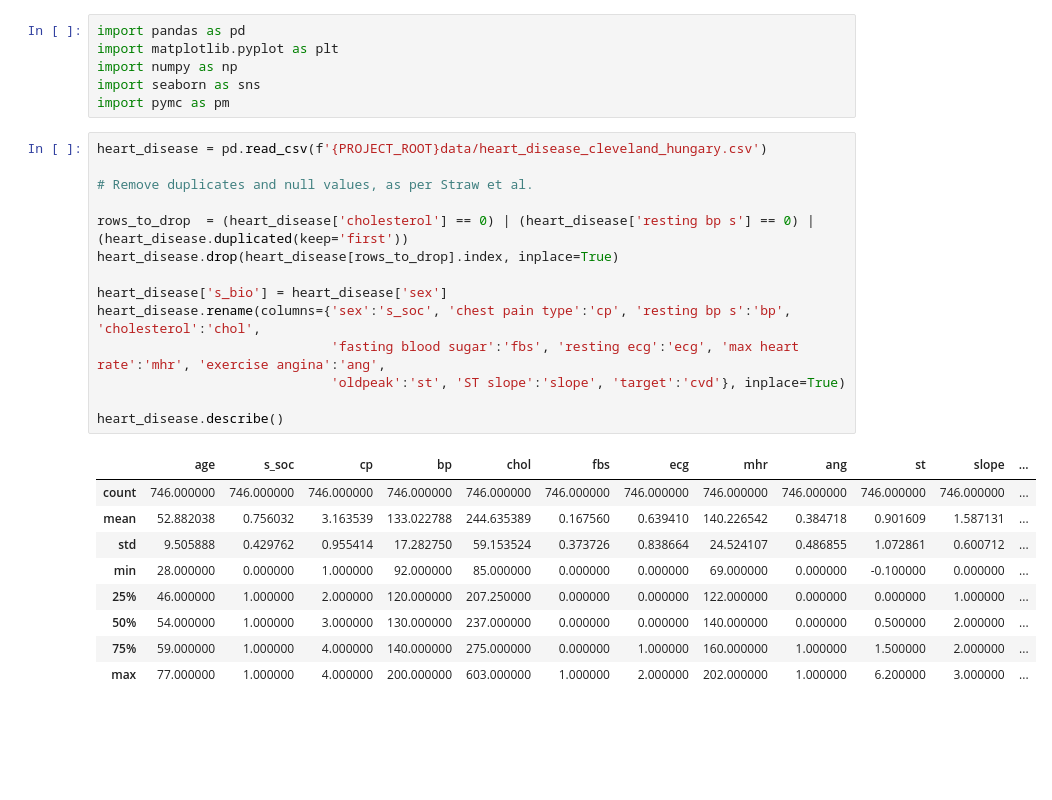
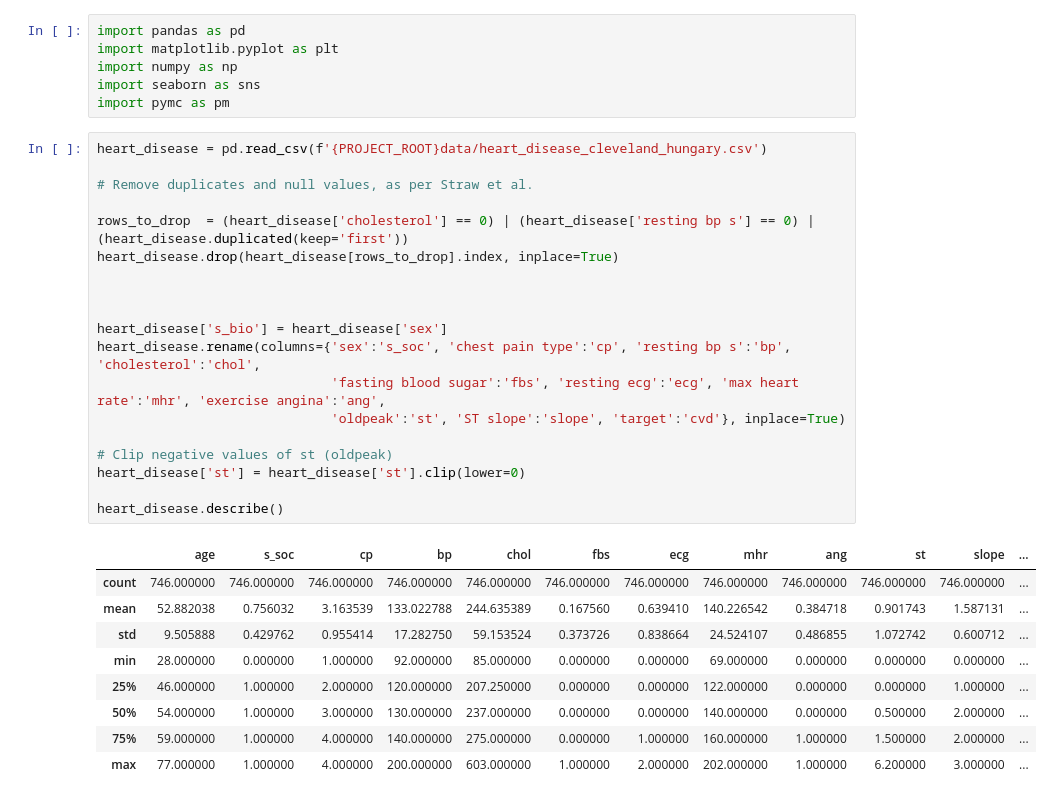
Before and after one commit to LuSyo/Health-ML-Bias-Experiments, a Jupyter notebook: notebooks/02_CAD_counterfactual_fairness.ipynb, the cells around one changed output. Cells and saved outputs as stored; diff of their text form; blank space fills up the shorter version.

```diff
--- a/notebooks/02_CAD_counterfactual_fairness.ipynb
+++ b/notebooks/02_CAD_counterfactual_fairness.ipynb
@@ -119,23 +119,28 @@ import pymc as pm
 # %%
 heart_disease = pd.read_csv(f'{PROJECT_ROOT}data/heart_disease_cleveland_hungary.csv')
 
 # Remove duplicates and null values, as per Straw et al.
 
 rows_to_drop  = (heart_disease['cholesterol'] == 0) | (heart_disease['resting bp s'] == 0) | (heart_disease.duplicated(keep='first'))
 heart_disease.drop(heart_disease[rows_to_drop].index, inplace=True)
 
+
+
 heart_disease['s_bio'] = heart_disease['sex']
 heart_disease.rename(columns={'sex':'s_soc', 'chest pain type':'cp', 'resting bp s':'bp', 'cholesterol':'chol',
                               'fasting blood sugar':'fbs', 'resting ecg':'ecg', 'max heart rate':'mhr', 'exercise angina':'ang',
                               'oldpeak':'st', 'ST slope':'slope', 'target':'cvd'}, inplace=True)
 
+# Clip negative values of st (oldpeak)
+heart_disease['st'] = heart_disease['st'].clip(lower=0)
+
 heart_disease.describe()
 # %% [output]
 |  | age | s_soc | cp | bp | chol | fbs | ecg | mhr | ang | st | slope | ... |
 | count | 746.000000 | 746.000000 | 746.000000 | 746.000000 | 746.000000 | 746.000000 | 746.000000 | 746.000000 | 746.000000 | 746.000000 | 746.000000 | ... |
-| mean | 52.882038 | 0.756032 | 3.163539 | 133.022788 | 244.635389 | 0.167560 | 0.639410 | 140.226542 | 0.384718 | 0.901609 | 1.587131 | ... |
-| std | 9.505888 | 0.429762 | 0.955414 | 17.282750 | 59.153524 | 0.373726 | 0.838664 | 24.524107 | 0.486855 | 1.072861 | 0.600712 | ... |
-| min | 28.000000 | 0.000000 | 1.000000 | 92.000000 | 85.000000 | 0.000000 | 0.000000 | 69.000000 | 0.000000 | -0.100000 | 0.000000 | ... |
+| mean | 52.882038 | 0.756032 | 3.163539 | 133.022788 | 244.635389 | 0.167560 | 0.639410 | 140.226542 | 0.384718 | 0.901743 | 1.587131 | ... |
+| std | 9.505888 | 0.429762 | 0.955414 | 17.282750 | 59.153524 | 0.373726 | 0.838664 | 24.524107 | 0.486855 | 1.072742 | 0.600712 | ... |
+| min | 28.000000 | 0.000000 | 1.000000 | 92.000000 | 85.000000 | 0.000000 | 0.000000 | 69.000000 | 0.000000 | 0.000000 | 0.000000 | ... |
 | 25% | 46.000000 | 1.000000 | 2.000000 | 120.000000 | 207.250000 | 0.000000 | 0.000000 | 122.000000 | 0.000000 | 0.000000 | 1.000000 | ... |
 | 50% | 54.000000 | 1.000000 | 3.000000 | 130.000000 | 237.000000 | 0.000000 | 0.000000 | 140.000000 | 0.000000 | 0.500000 | 2.000000 | ... |
 | 75% | 59.000000 | 1.000000 | 4.000000 | 140.000000 | 275.000000 | 0.000000 | 1.000000 | 160.000000 | 1.000000 | 1.500000 | 2.000000 | ... |
```
Also changed, not shown: parts of 2 cells of this notebook.
